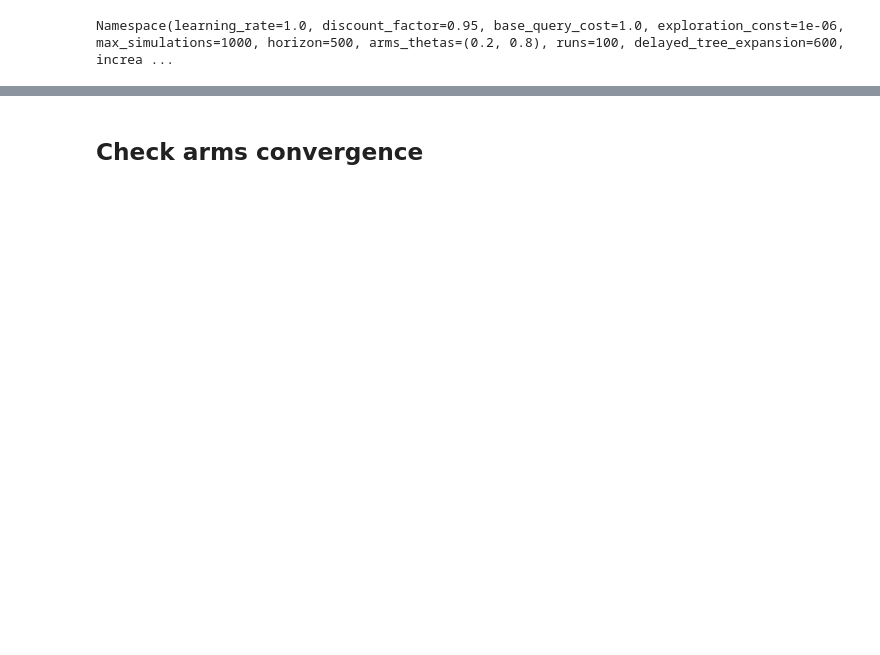
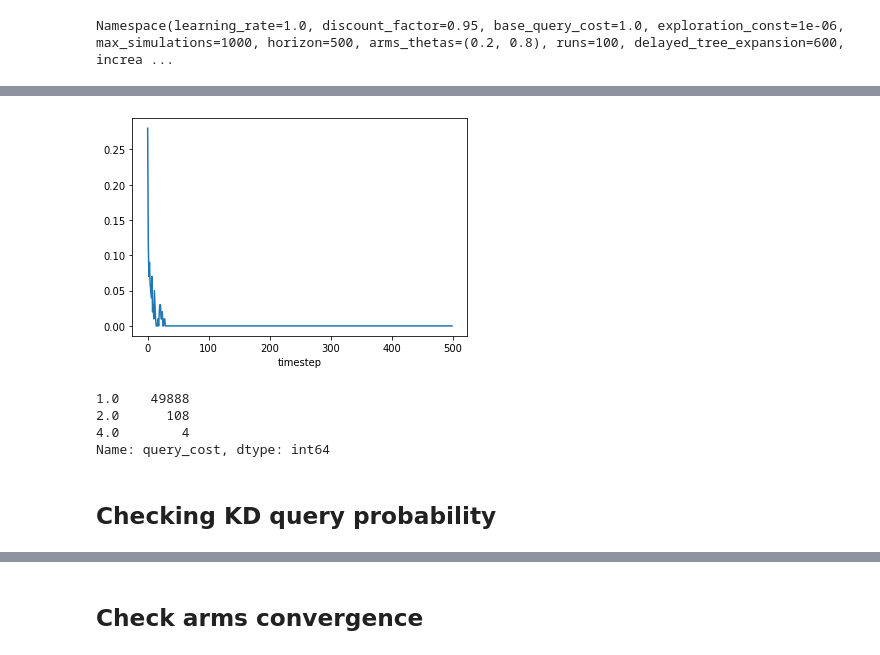
Before and after one commit to dvirla/ARLBayesMCTS, a Jupyter notebook: changing_query_analysis.ipynb, the cells around one changed output, grey strips where cells are left out. Drawn from its saved outputs; the diff is of its cells as text; code cells hidden in the pictures; blank space fills up the shorter version.

```diff
--- a/changing_query_analysis.ipynb
+++ b/changing_query_analysis.ipynb
@@ -40 +50,15 @@ df.query_cost.value_counts()
 Name: query_cost, dtype: int64
+# %%
+df_2.groupby(by=['timestep']).mean()['query_ind'].plot()
+plt.show()
+# %% [output]
+[figure, added]
+# %%
+df_2.query_cost.value_counts()
+# %% [output]
+1.0    49888
+2.0      108
+4.0        4
+Name: query_cost, dtype: int64
+# %% [markdown]
+## Checking KD query probability
```
Also changed, not shown: parts of 17 cells of this notebook, 2 other files.
